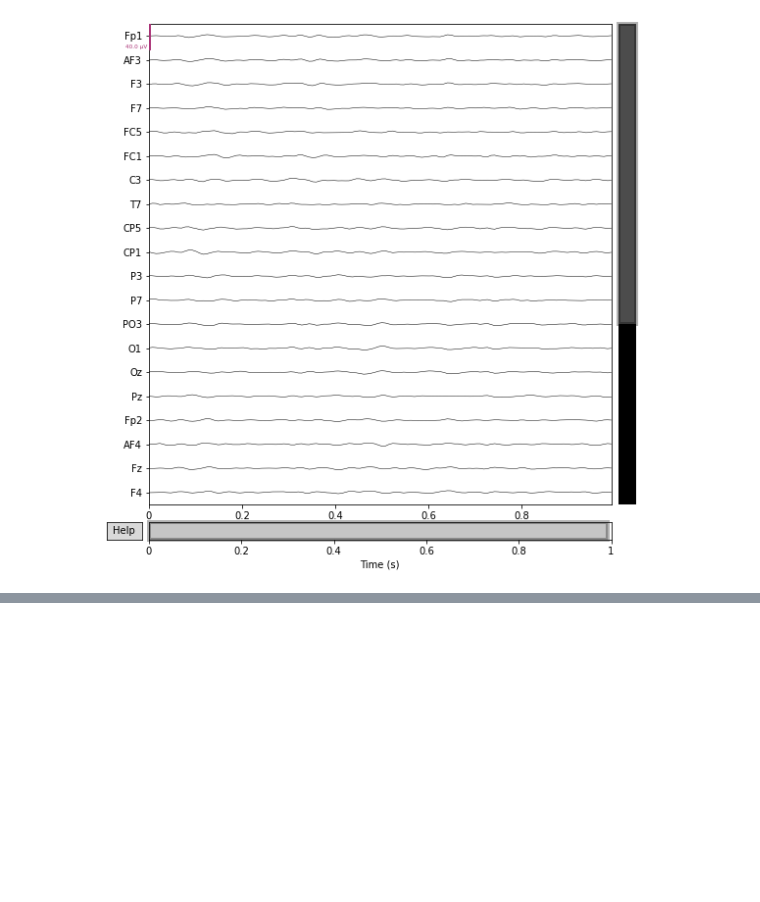
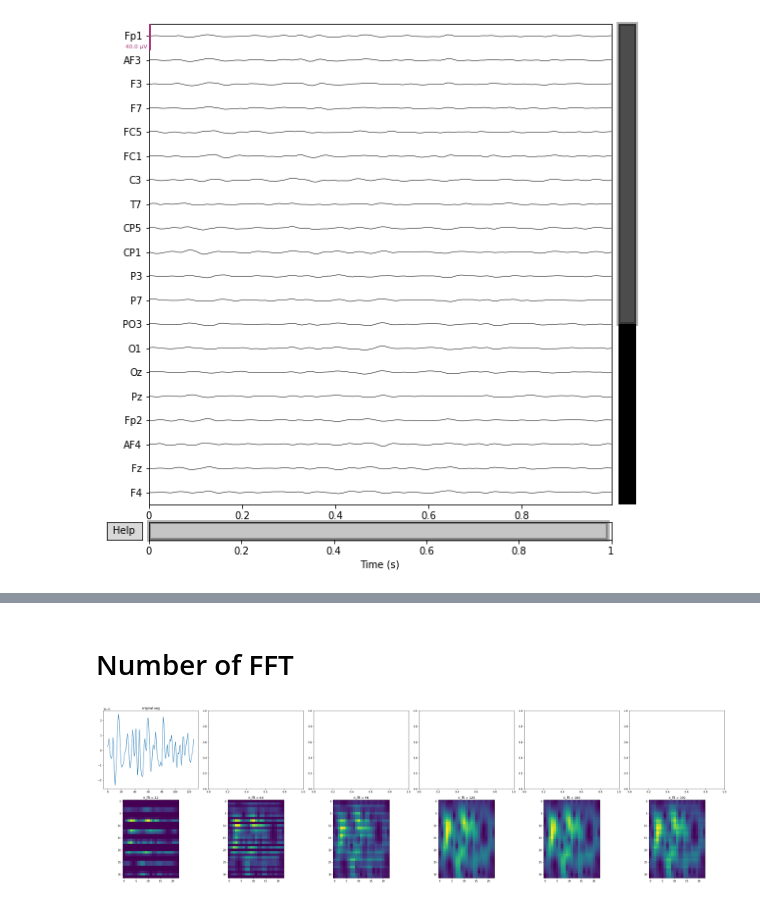
Before and after one commit to rom42pla/sateer, a Jupyter notebook: notebooks/spectrogram.ipynb, the cells around one changed output, grey strips where cells are left out. Saved outputs shown, nothing was run; the diff lists cells and outputs as text; code cells hidden in the pictures; blank space fills up the shorter version.

```diff
--- a/notebooks/spectrogram.ipynb
+++ b/notebooks/spectrogram.ipynb
@@ -39,0 +159,32 @@ Opening raw-browser...
+# %% [markdown]
+# Number of FFT
+# %%
+fft_multipliers = [1, 2, 3, 4, 5, 6]
+window_size = int(dataset.sampling_rate * 0.25)
+window_stride = int(dataset.sampling_rate * 0.05)
+fig, axs = plt.subplots(nrows=2, ncols=len(fft_multipliers), tight_layout=True, figsize=(5*(len(fft_multipliers)+1), 5*2))
+axs[0, 0].plot(sample[:, 0])
+axs[0, 0].set_title("original eeg")
+for i, fft_multiplier in enumerate(fft_multipliers):
+    n_fft = int(window_size * fft_multiplier)
+    with warnings.catch_warnings():
+        warnings.simplefilter("ignore")
+        mel_fn = transforms.MelSpectrogram(
+            sample_rate=dataset.sampling_rate,
+            f_min=0, f_max=30,
+            n_mels=32,
+            center=True,
+            n_fft=n_fft,
+            normalized=False,
+            power=1,
+            win_length=window_size,
+            hop_length=window_stride,
+            pad=window_stride // 2,
+            # pad=0,
+        )
+        spectrogram = mel_fn(sample[:, 0])  # (m s)
+    axs[1, i].imshow(spectrogram)
+    axs[1, i].set_title(f"n_fft = {n_fft}")
+plt.show()
+# %% [output]
+[figure, added]
```
Also changed, not shown: parts of 9 cells of this notebook, 1 other file.
